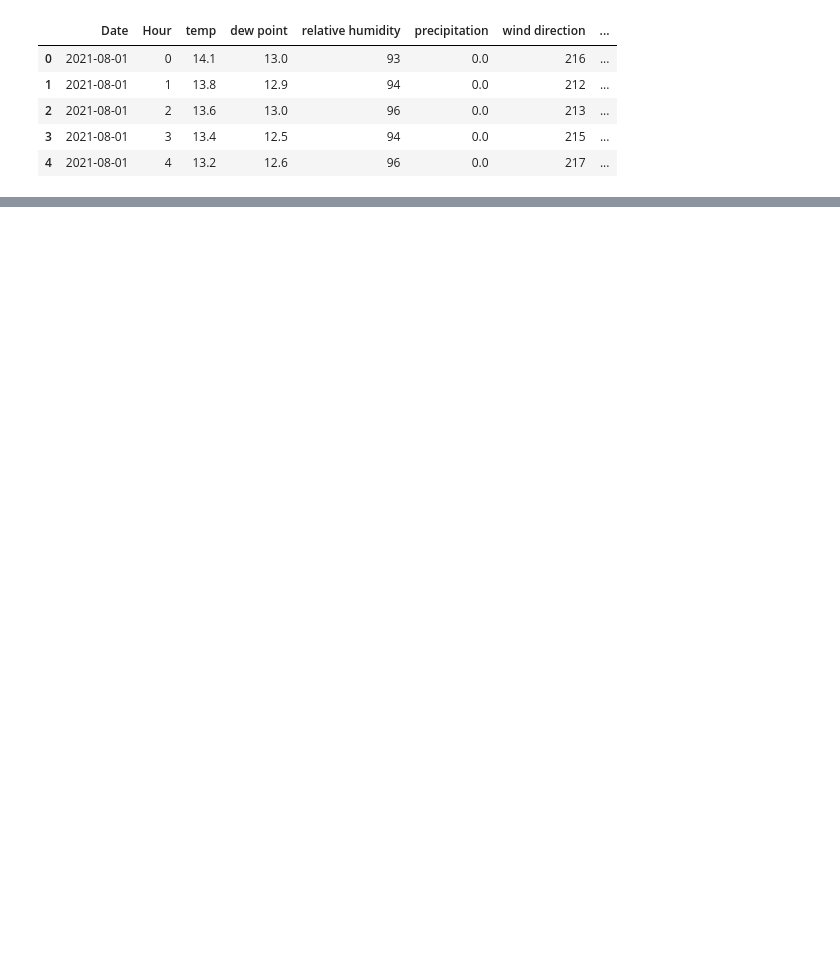
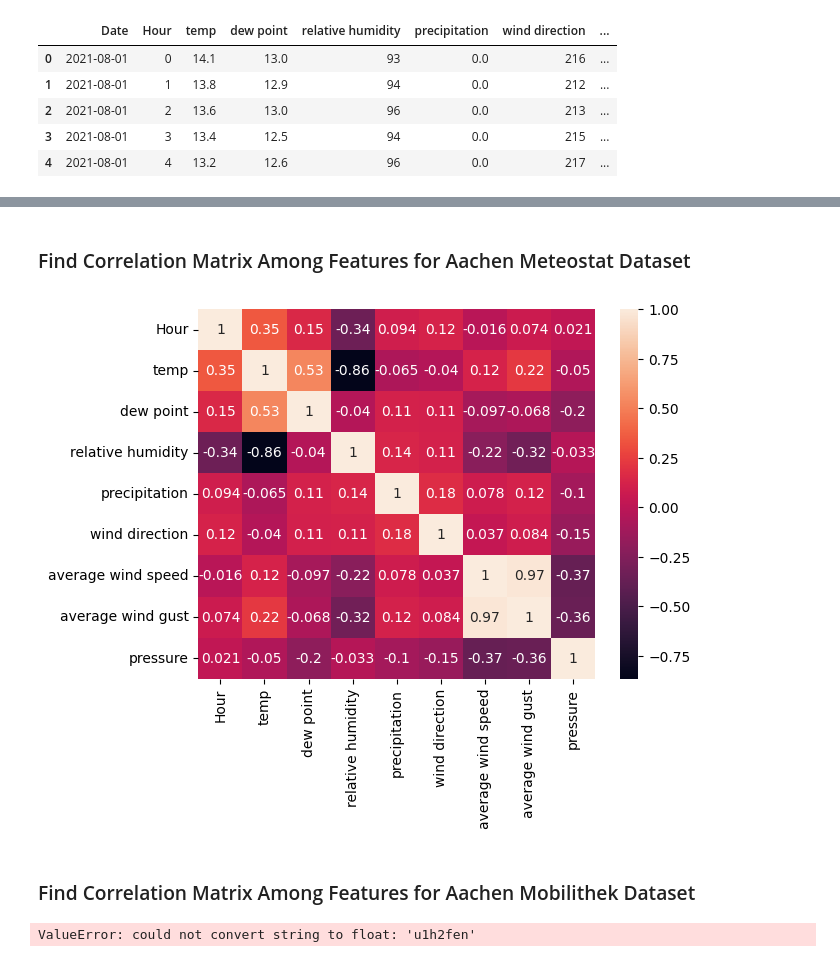
Before and after one commit to shaonsani/shaonsani-amse-template, a Jupyter notebook: project/report.ipynb, the cells around one changed output, grey strips where cells are left out. Cells and saved outputs as stored; diff of their text form; code cells hidden in the pictures; blank space fills up the shorter version.

```diff
--- a/project/report.ipynb
+++ b/project/report.ipynb
@@ -99,0 +198,21 @@ plt.show()
+# %% [markdown]
+### Find Correlation Matrix Among Features for Aachen Meteostat Dataset
+# %%
+import seaborn as sn
+aachen_meteostat_data_corr = aachen_meteostat_data.drop("Date", axis=1)
+corr_matrix = aachen_meteostat_data_corr.corr()
+sn.heatmap(corr_matrix, annot=True)
+plt.show()
+# %% [output]
+[figure, added]
+# %% [markdown]
+### Find Correlation Matrix Among Features for Aachen Mobilithek Dataset
+# %%
+aachen_mobilithek_data_corr = aachen_mobilithek_data
+# Perform one-hot encoding on the 'parameter' column
+encoded_df = pd.get_dummies(aachen_mobilithek_data_corr, columns=['parameter','Geohash7'])
+corr_matrix = encoded_df.corr()
+sn.heatmap(corr_matrix, annot=True)
+plt.show()
+# %% [output]
+ValueError: could not convert string to float: 'u1h2fen'
```
Also changed, not shown: parts of 17 cells of this notebook, 1 other file.
